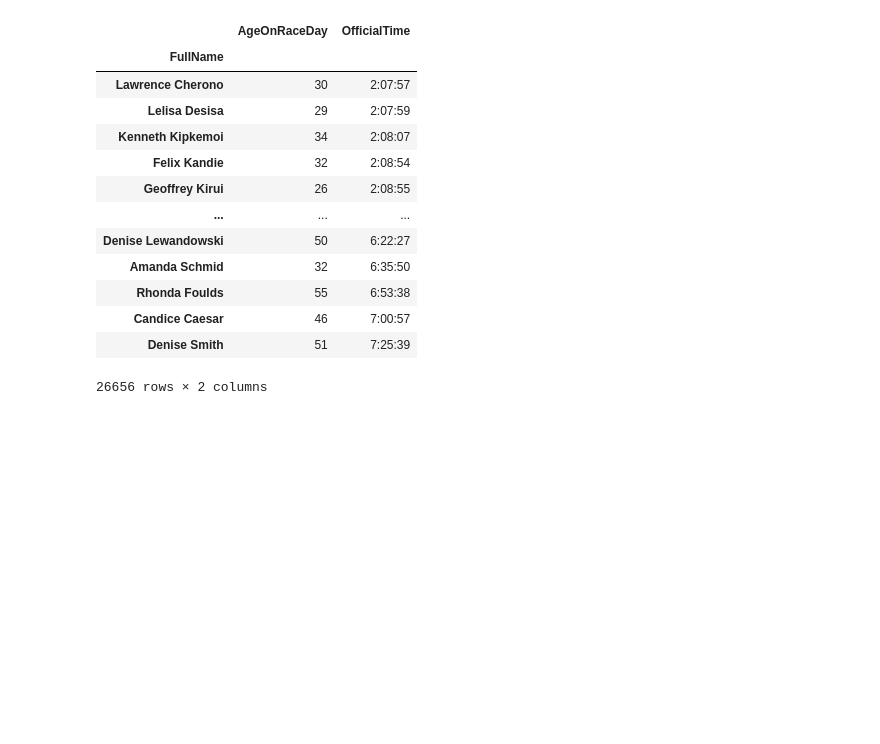
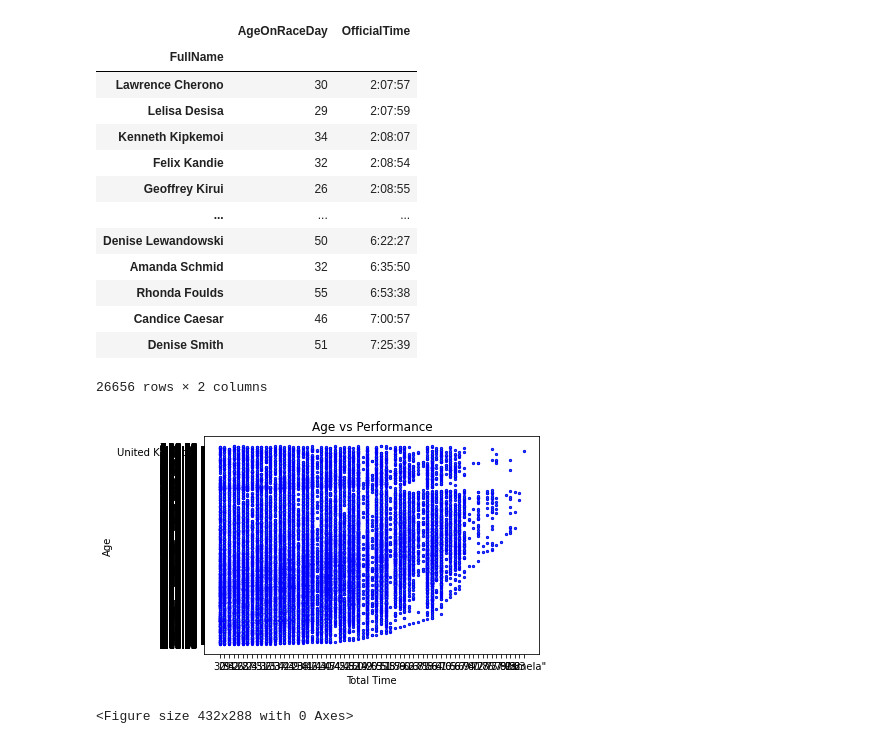
Before and after one commit to skhelifi1/Running-Project-GroupE, a Jupyter notebook: age_vs_perf.ipynb, the cells around one changed output. Cells and saved outputs as stored; diff of their text form; code cells hidden in the pictures; blank space fills up the shorter version.

Commit message:
Added scatter output proving age is relative to performance

```diff
--- a/age_vs_perf.ipynb
+++ b/age_vs_perf.ipynb
@@ -47,3 +52,16 @@ agetable
 | Candice Caesar | 46 | 7:00:57 |
 | Denise Smith | 51 | 7:25:39 |
 26656 rows × 2 columns
+# %%
+# Scatter plot based on age and performance
+
+plt.scatter(agetable["AgeOnRaceDay"], agetable["OfficialTime"], marker='o', s=5, edgecolors= "blue")
+plt.title("Age vs Performance")
+plt.ylabel("Age")
+plt.xlabel("Total Time")
+#plt.grid()
+plt.show()
+plt.savefig('age_vs_performance.png')
+# %% [output]
+[figure, added]
+<Figure size 432x288 with 0 Axes>
```
Also changed, not shown: parts of 2 cells of this notebook, 1 other file.
